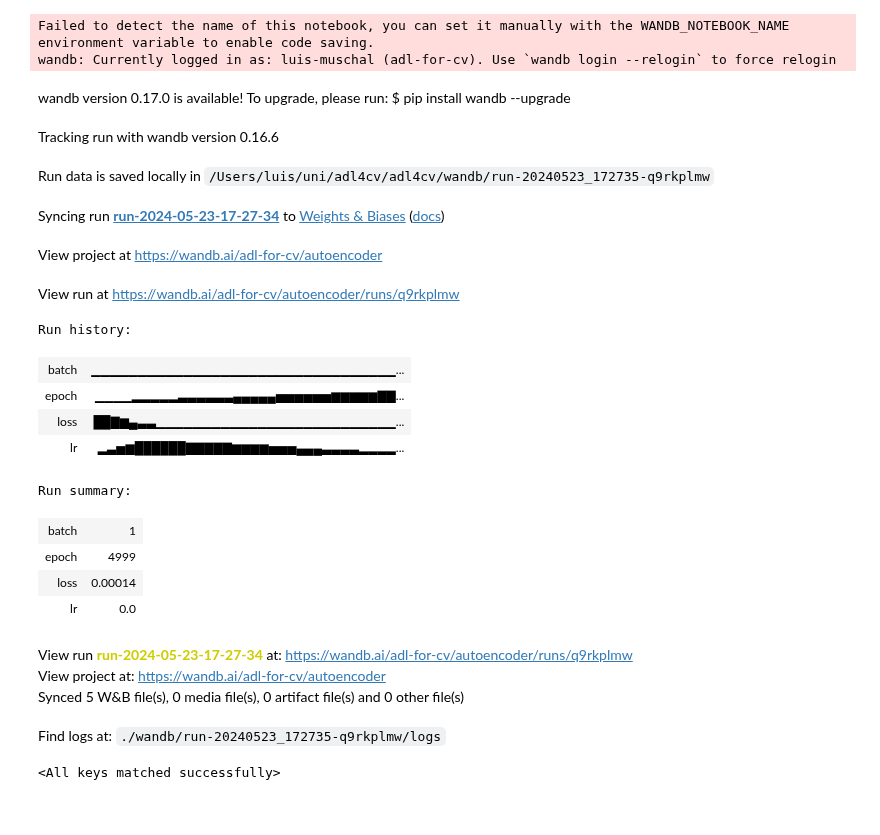
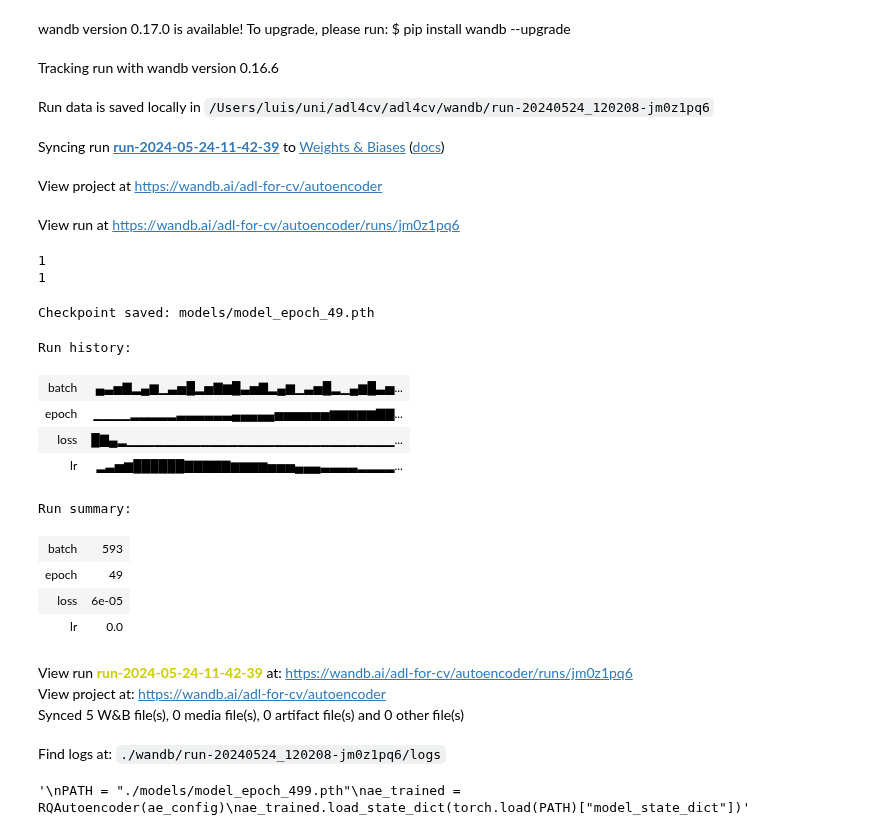
Before and after one commit to nef-gpt/adl4cv, a Jupyter notebook: ae_approach.ipynb, the cells around one changed output. Cells and saved outputs as stored; diff of their text form; code cells hidden in the pictures.

Commit message:
trained codebook witt identity autoencoder, changed architecture of RQAutoencoderConfig

```diff
--- a/ae_approach.ipynb
+++ b/ae_approach.ipynb
@@ -29,8 +32,23 @@ class AutoencoderTransform(torch.nn.Module):
     return torch.hstack((x, layer, bias)), y
 
 
+class AutoencoderTransform2(torch.nn.Module):
+  def __init__(self):
+    super().__init__()
+    self.flatten = FlattenTransform()
+    self.minmax = MinMaxTransformer()
+    self.encodings = PositionEncodingTransform(sigma=0.9, m=5)
+
+  def forward(self, x, y):
+    x, _ = self.flatten(x, y)
+    x, _ = self.minmax(x, y)
+    encodings, _ = self.encodings(x.unsqueeze(1), y)
+    return torch.hstack((x, encodings)), y
+
 dataset_no_transform = DWSNetsDataset(data_root)
-train_dataset = DWSNetsDataset(data_root, transform=AutoencoderTransform())
-test_dataset = DWSNetsDataset(data_root, split="test", transform=AutoencoderTransform())
+dataset_flatten = DWSNetsDataset(data_root, transform=FlattenTransform())
+
+train_dataset = DWSNetsDataset(data_root, transform=AutoencoderTransform2())
+test_dataset = DWSNetsDataset(data_root, split="test", transform=AutoencoderTransform2())
 
 path = "datasets/DWSNets/mnist-inrs/mnist_splits.json"
@@ -66,0 +92,4 @@ torch.Size([1185, 5])
+# %%
+ae_config = RQAutoencoderConfig(dim_enc=(dataset_flatten[0][0].size()[1], 1), dim_dec=(1, 1), activation=torch.nn.Tanh() )
+ae = RQAutoencoder(ae_config)
+print(ae)
@@ -68,72 +115,79 @@ torch.Size([1185, 5])
 from training.training_autoencoder import train_model, TrainingConfig
 
 from torch import nn
-from torch.nn import MSELoss, CrossEntropyLoss
+from torch.nn import MSELoss, CrossEntropyLoss, L1Loss
 from torch.utils.data import DataLoader
 
-train_dataloader = DataLoader([train_dataset[0]], batch_size=1, shuffle=True)
-test_dataloader = DataLoader([test_dataset[0]], batch_size=1, shuffle=True)
+
+batch_size = 2
+train_dataloader = DataLoader(dataset_flatten[0][0], batch_size=batch_size, shuffle=True)
+test_dataloader = train_dataloader#DataLoader([test_dataset[0][0][0]], batch_size=1, shuffle=True)
 
 train_config = TrainingConfig()
-train_config.max_iters = 5000
+train_config.max_iters = 50
 train_config.always_save_checkpoint = True
 train_config.weight_decay = 0.0
 train_config.learning_rate = 1e-3
-train_config.lr_decay_iters = 5000
+train_config.lr_decay_iters = int(train_config.max_iters*train_dataset[0][0].size()[0]/batch_size)
+train_config.warmup_iters = int(0.1*train_config.max_iters*train_dataset[0][0].size()[0]/batch_size)
 train_config.log_interval = 1
 
 class AutoencoderLoss(nn.Module):
   def __init__(self):
     super().__init__()
-    self.mse = MSELoss()
+    self.mse = L1Loss()
     self.ce = CrossEntropyLoss()
 
   def forward(self, pred, true):
     # take first column of pred and true and compare them with mse
     x_pred = pred[:, :1]
     x_true = true[:, :1]
+
     mse_loss = self.mse(x_pred, x_true)
+
 
     # compare one hot encoding (eg feature 1, 2, 3) with cross entropy loss
     layer_pred = pred[:, 1:4]
     layer_true = true[:, 1:4]
     ce_loss = self.ce(layer_pred, layer_true)
 
     # compare bias flag
     bias_pred = pred[:, 4]
     bias_true = true[:, 4]
     bias_loss = self.ce(bias_pred, bias_true)
 
     return mse_loss + ce_loss + bias_loss
 
-train_model(train_config, ae_config, train_dataloader, test_dataloader, MSELoss())
+ae_trained = train_model(train_config, ae_config, train_dataloader, test_dataloader, L1Loss())
 # %% [output]
-Failed to detect the name of this notebook, you can set it manually with the WANDB_NOTEBOOK_NAME environment variable to enable code saving.
-wandb: Currently logged in as: luis-muschal (adl-for-cv). Use `wandb login --relogin` to force relogin
 wandb version 0.17.0 is available! To upgrade, please run: $ pip install wandb --upgrade
 Tracking run with wandb version 0.16.6
-Run data is saved locally in /Users/luis/uni/adl4cv/adl4cv/wandb/run-20240523_172735-q9rkplmw
+Run data is saved locally in /Users/luis/uni/adl4cv/adl4cv/wandb/run-20240524_120208-jm0z1pq6
-Syncing run run-2024-05-23-17-27-34 to Weights & Biases (docs)
+Syncing run run-2024-05-24-11-42-39 to Weights & Biases (docs)
 View project at https://wandb.ai/adl-for-cv/autoencoder
-View run at https://wandb.ai/adl-for-cv/autoencoder/runs/q9rkplmw
+View run at https://wandb.ai/adl-for-cv/autoencoder/runs/jm0z1pq6
+1
+1
-Run history:
+Checkpoint saved: models/model_epoch_49.pth
+Run history:
-| batch | ▁▁▁▁▁▁▁▁▁▁▁▁▁▁▁▁▁▁▁▁▁▁▁▁▁▁▁▁▁▁▁▁▁... |
+| batch | ▄▃▅▇▂▄▆▁▃▅█▂▅▇▆█▃▅▇▂▄▆▁▃▅█▂▁▄▆█▃▅... |
 | epoch | ▁▁▁▁▂▂▂▂▂▃▃▃▃▃▃▄▄▄▄▄▅▅▅▅▅▅▆▆▆▆▆▇▇... |
-| loss | ██▇▆▄▃▃▁▁▁▁▁▁▁▁▁▁▁▁▁▁▁▁▁▁▁▁▁▁▁▁▁▁... |
+| loss | █▇▄▂▁▁▁▁▁▁▁▁▁▁▁▁▁▁▁▁▁▁▁▁▁▁▁▁▁▁▁▁▁... |
 | lr | ▂▃▅▆██████▇▇▇▇▇▆▆▆▆▅▅▅▄▄▄▃▃▃▃▂▂▂▂... |
-Run summary:
+Run summary:
-| batch | 1 |
-| epoch | 4999 |
-| loss | 0.00014 |
+| batch | 593 |
+| epoch | 49 |
+| loss | 6e-05 |
 | lr | 0.0 |
-View run run-2024-05-23-17-27-34 at: https://wandb.ai/adl-for-cv/autoencoder/runs/q9rkplmw
+View run run-2024-05-24-11-42-39 at: https://wandb.ai/adl-for-cv/autoencoder/runs/jm0z1pq6
 View project at: https://wandb.ai/adl-for-cv/autoencoder
 Synced 5 W&B file(s), 0 media file(s), 0 artifact file(s) and 0 other file(s)
-Find logs at: ./wandb/run-20240523_172735-q9rkplmw/logs
+Find logs at: ./wandb/run-20240524_120208-jm0z1pq6/logs
 # %%
-PATH = "./models/model_epoch_0.pth"
+"""
+PATH = "./models/model_epoch_499.pth"
 ae_trained = RQAutoencoder(ae_config)
-ae_trained.load_state_dict(torch.load(PATH)["model_state_dict"])
+ae_trained.load_state_dict(torch.load(PATH)["model_state_dict"])"""
 # %% [output]
-<All keys matched successfully>
+'\nPATH = "./models/model_epoch_499.pth"\nae_trained = RQAutoencoder(ae_config)\nae_trained.load_state_dict(torch.load(PATH)["model_state_dict"])'
 # %%
```
Also changed, not shown: parts of 19 cells of this notebook, 15 other files.
